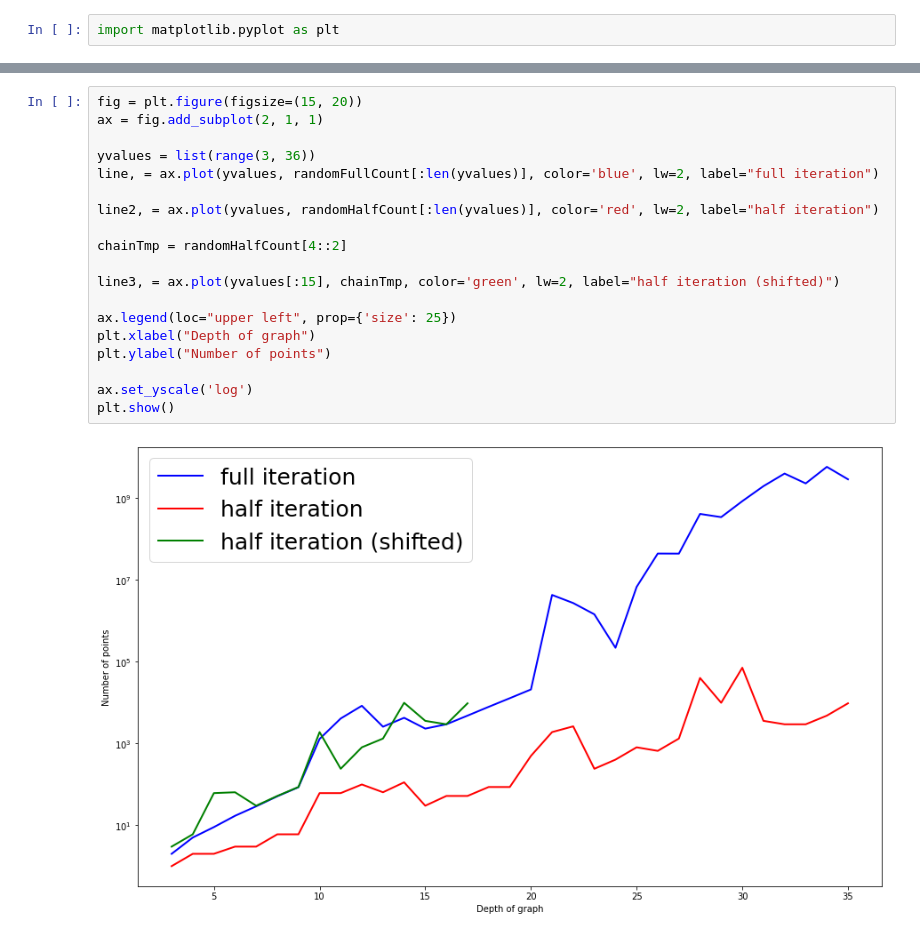
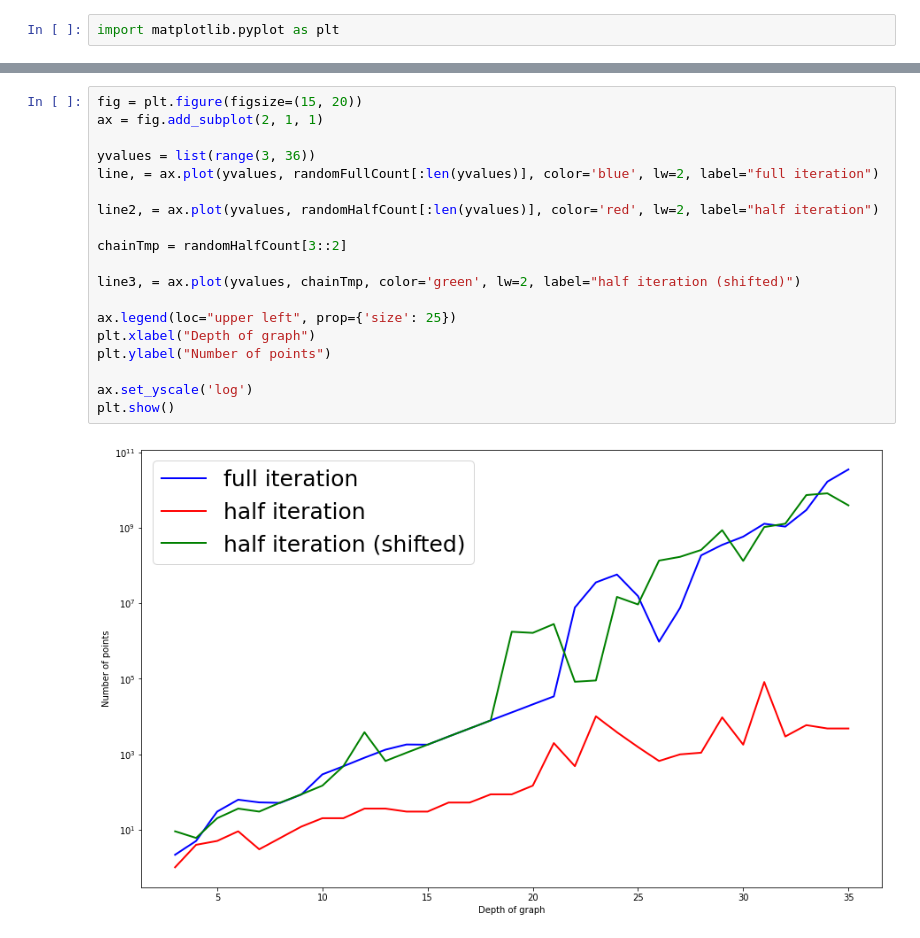
Before and after one commit to Oanikulin/simulatorPolynomial, a Jupyter notebook: graphNotebooks/TreeSimulationGraphs.ipynb, the cells around one changed output, grey strips where cells are left out. Saved outputs shown, nothing was run; the diff lists cells and outputs as text.

Commit message:
full graph for trees build

```diff
--- a/graphNotebooks/TreeSimulationGraphs.ipynb
+++ b/graphNotebooks/TreeSimulationGraphs.ipynb
@@ -100,24 +100,24 @@ plt.show()
 # %%
 fig = plt.figure(figsize=(15, 20))
 ax = fig.add_subplot(2, 1, 1)
 
 yvalues = list(range(3, 36))
 line, = ax.plot(yvalues, randomFullCount[:len(yvalues)], color='blue', lw=2, label="full iteration")
 
 line2, = ax.plot(yvalues, randomHalfCount[:len(yvalues)], color='red', lw=2, label="half iteration")
 
-chainTmp = randomHalfCount[4::2]
+chainTmp = randomHalfCount[3::2]
 
-line3, = ax.plot(yvalues[:15], chainTmp, color='green', lw=2, label="half iteration (shifted)")
+line3, = ax.plot(yvalues, chainTmp, color='green', lw=2, label="half iteration (shifted)")
 
 ax.legend(loc="upper left", prop={'size': 25})
 plt.xlabel("Depth of graph")
 plt.ylabel("Number of points")
 
 ax.set_yscale('log')
 plt.show()
 # %% [output]
-[figure, old version]
+[figure, new version]
 # %%
 fig = plt.figure(figsize=(15, 20))
 ax = fig.add_subplot(2, 1, 1)
```
Also changed, not shown: parts of 5 cells of this notebook.
